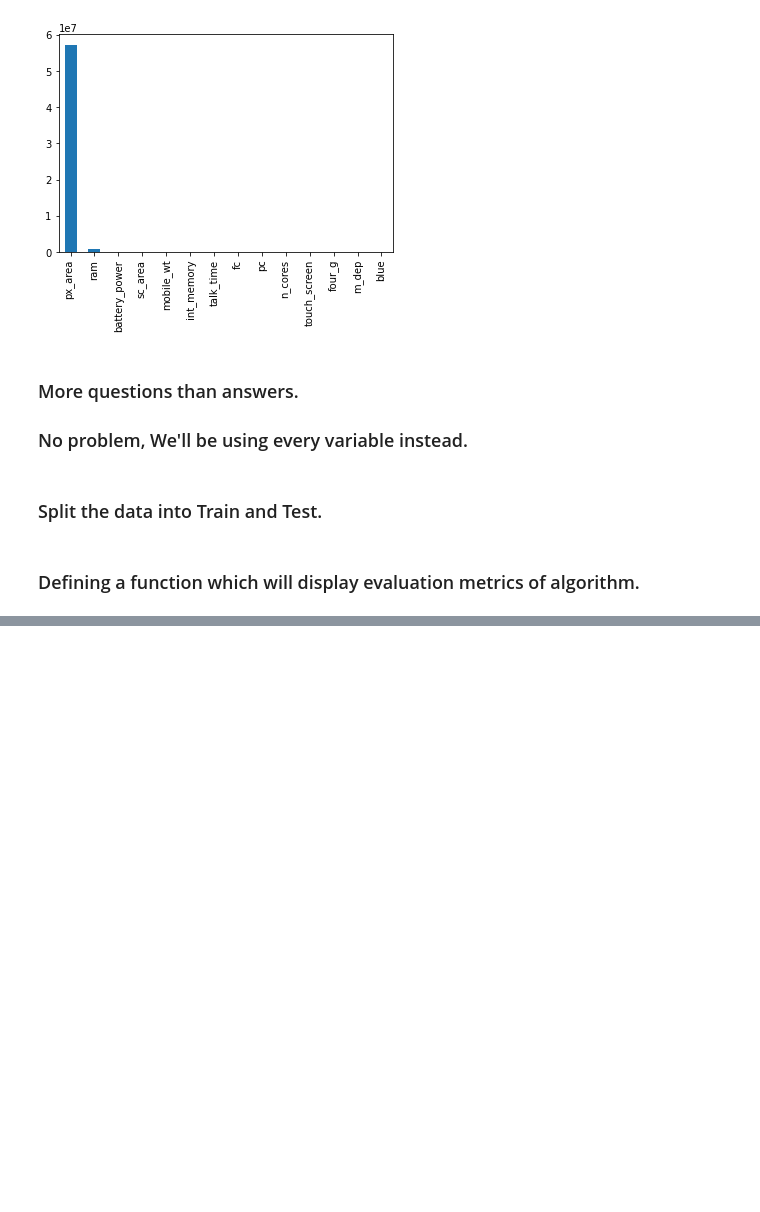
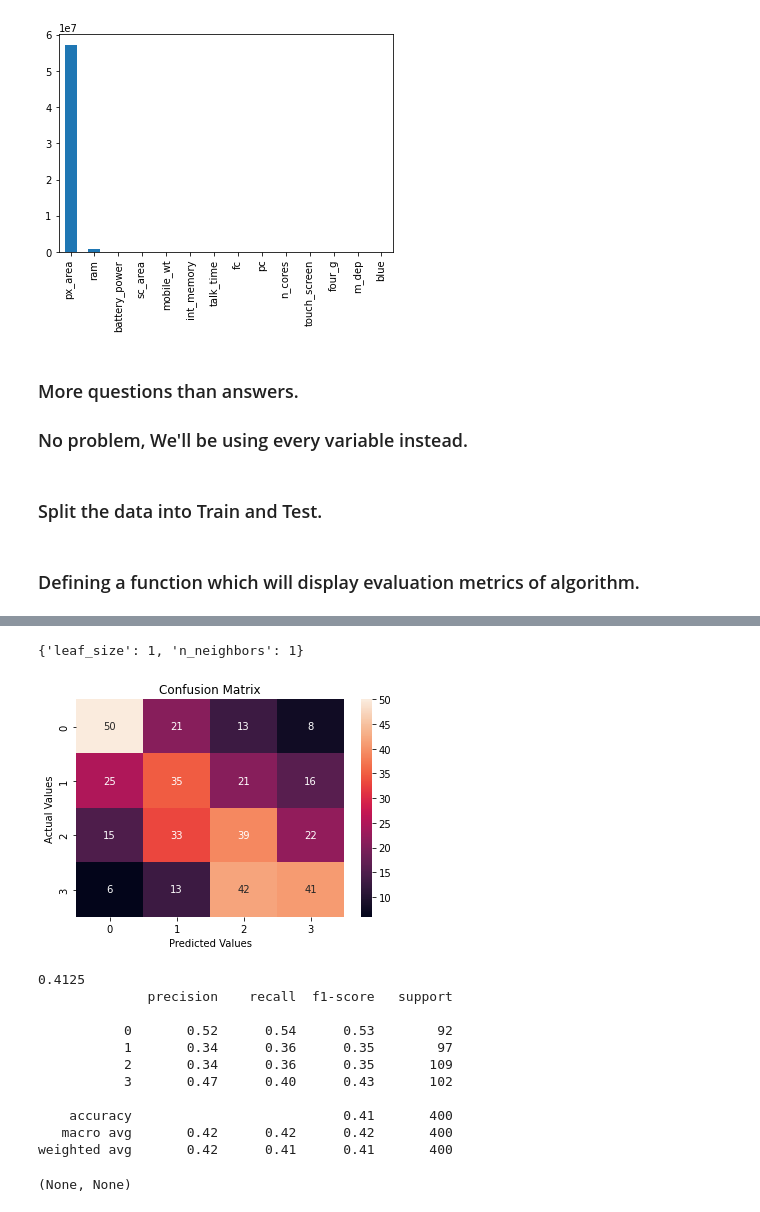
Before and after one commit to tanay47/Mobile-Price-Range-Prediction, a Jupyter notebook: Mobile_Price_Range_Prediction.ipynb, the cells around one changed output, grey strips where cells are left out. Saved outputs shown, nothing was run; the diff lists cells and outputs as text; code cells hidden in the pictures; blank space fills up the shorter version.

```diff
--- a/Mobile_Price_Range_Prediction.ipynb
+++ b/Mobile_Price_Range_Prediction.ipynb
@@ -362,0 +367,6 @@ def confusion_mat(y_test, y_pred):
+# %%
+# 10-fold cross-validation and grid search
+Knn_params = {  "n_neighbors" : list(range(1, 31)) , "leaf_size" : list(range(1, 31))}
+knn = KNeighborsClassifier()
+grid_knn = GridSearchCV(knn, Knn_params, cv=10, scoring= make_scorer(f1_score))
+grid_knn.fit(x_train, y_train)
@@ -362,0 +382,25 @@ def confusion_mat(y_test, y_pred):
+# %%
+# best parameters.
+grid_knn.best_params_
+# %% [output]
+{'leaf_size': 1, 'n_neighbors': 1}
+# %%
+# using best params predicting.
+y_pred_knn = grid_knn.predict(x_test)
+# %%
+# evaluate with matrix.
+confusion_mat(y_test, y_pred_knn)
+# %% [output]
+[figure, added]
+0.4125
+              precision    recall  f1-score   support
+
+           0       0.52      0.54      0.53        92
+           1       0.34      0.36      0.35        97
+           2       0.34      0.36      0.35       109
+           3       0.47      0.40      0.43       102
+
+    accuracy                           0.41       400
+   macro avg       0.42      0.42      0.42       400
+weighted avg       0.42      0.41      0.41       400
+(None, None)
```
Also changed, not shown: parts of 4 cells of this notebook.
